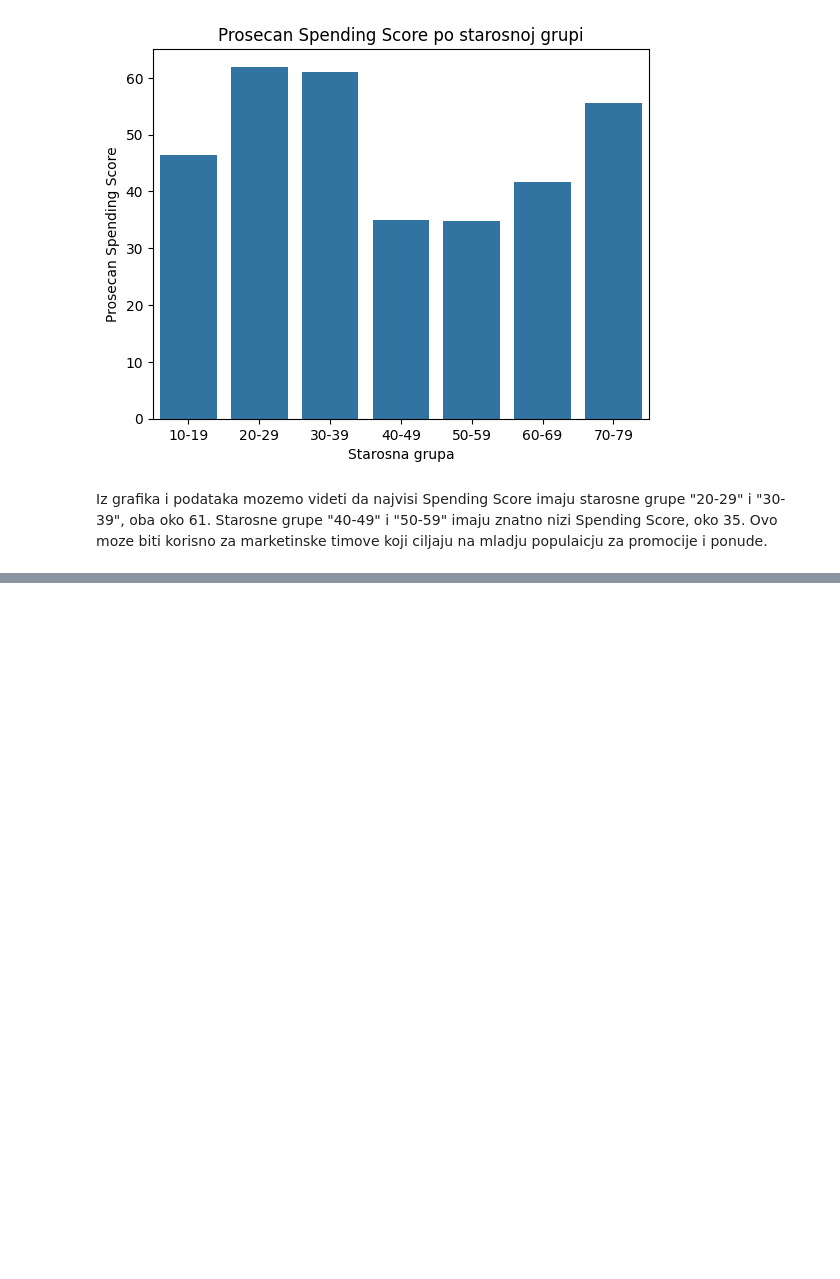
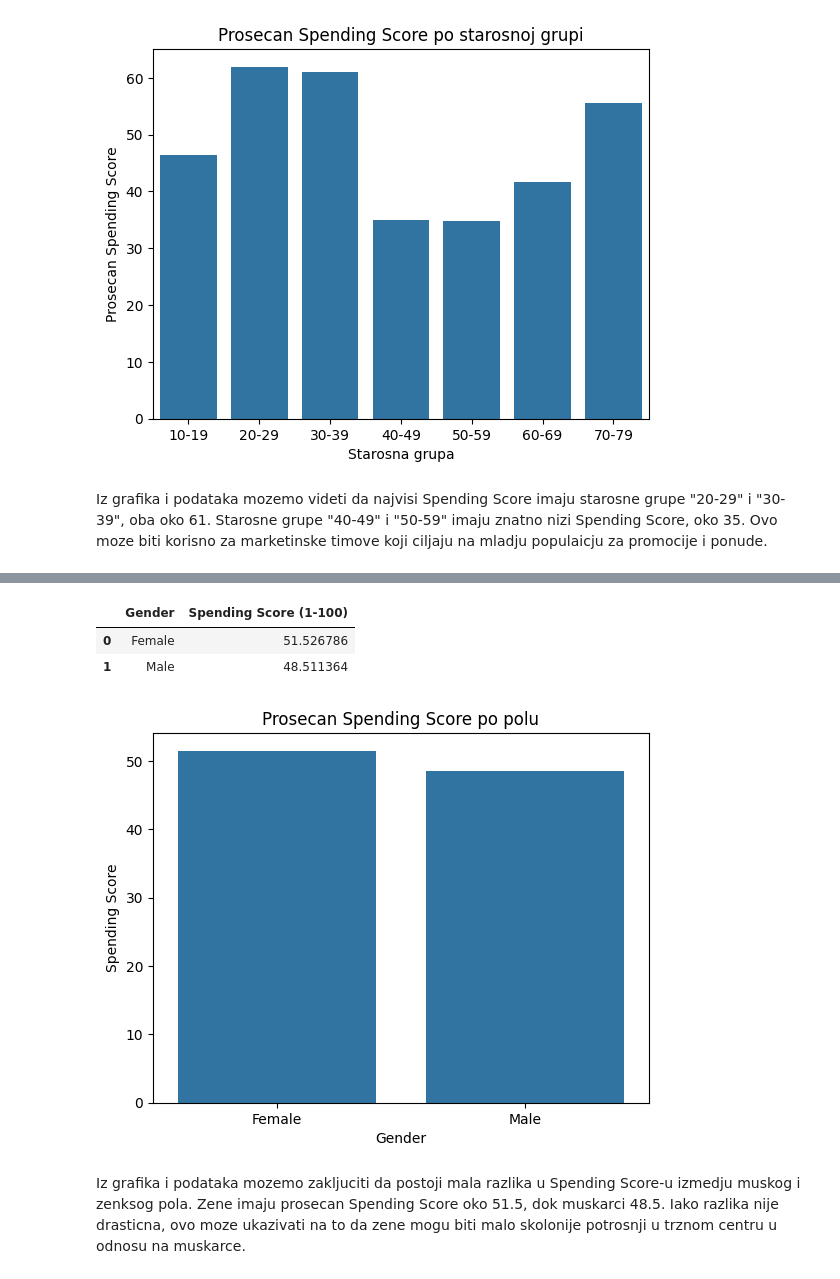
Before and after one commit to KrstinaPerovic/Vezba-Python-1, a Jupyter notebook: Untitled0.ipynb, the cells around one changed output, grey strips where cells are left out. Saved outputs shown, nothing was run; the diff lists cells and outputs as text; code cells hidden in the pictures; blank space fills up the shorter version.

Commit message:
Da li postoji razlika izmedju u Spending Score izmedju muskaraca i zena?

```diff
--- a/Untitled0.ipynb
+++ b/Untitled0.ipynb
@@ -467,0 +479,19 @@ Iz grafika i podataka mozemo videti da najvisi Spending Score imaju starosne gru
+# %%
+gender_spending_score = df.groupby('Gender')['Spending Score (1-100)'].mean().reset_index()
+# %%
+genger_spending_score
+# %% [output]
+|  | Gender | Spending Score (1-100) |
+| 0 | Female | 51.526786 |
+| 1 | Male | 48.511364 |
+# %%
+#vizualizacija_podataka
+sns.barplot(x = 'Gender', y= 'Spending Score (1-100)', data = gender_spending_score)
+plt.title("Prosecan Spending Score po polu")
+plt.xlabel("Gender")
+plt.ylabel("Spending Score")
+plt.show()
+# %% [output]
+[figure, added]
+# %% [markdown]
+Iz grafika i podataka mozemo zakljuciti da postoji mala razlika u Spending Score-u izmedju muskog i zenksog pola. Zene imaju prosecan Spending Score oko 51.5, dok muskarci 48.5. Iako razlika nije drasticna, ovo moze ukazivati na to da zene mogu biti malo skolonije potrosnji u trznom centru u odnosu na muskarce.
```
Also changed, not shown: parts of 2 cells of this notebook.
